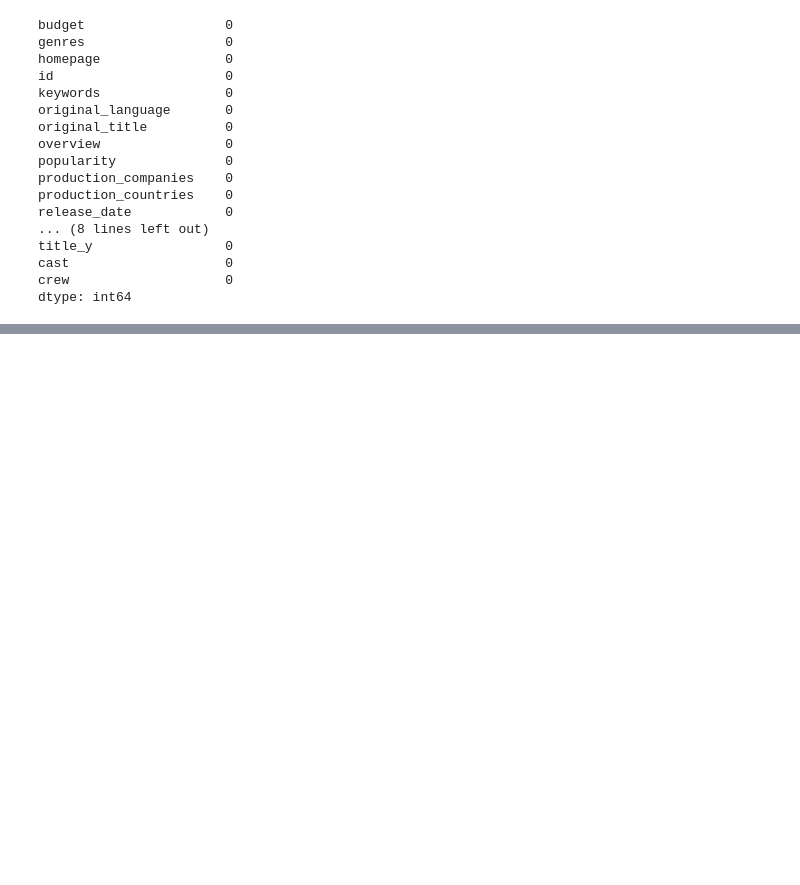
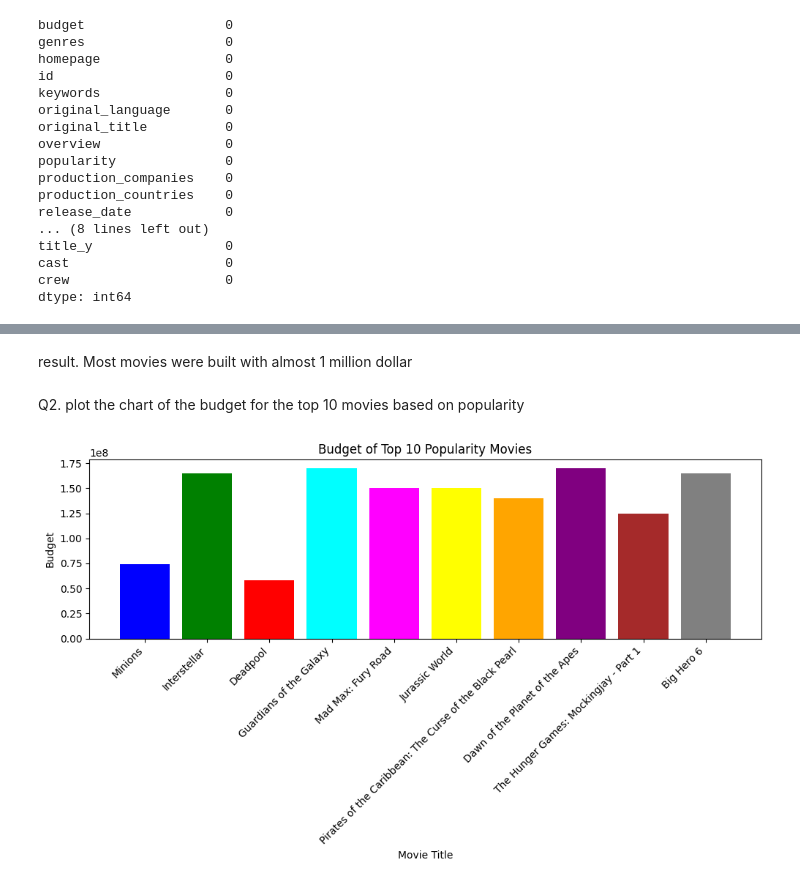
Before and after one commit to monirmo97/TMDB-Movie-Dataset-EDA-Modelling-and-Recommender-System, a Jupyter notebook: TMDB_Movie_Dataset_EDA_Modelling_and_Recommender_System.ipynb, the cells around one changed output, grey strips where cells are left out. Cells and saved outputs as stored; diff of their text form; code cells hidden in the pictures; blank space fills up the shorter version.

```diff
--- a/TMDB_Movie_Dataset_EDA_Modelling_and_Recommender_System.ipynb
+++ b/TMDB_Movie_Dataset_EDA_Modelling_and_Recommender_System.ipynb
@@ -217,0 +245,22 @@ df.info()
+# %% [markdown]
+result. Most movies were built with almost 1 million dollar
+# %% [markdown]
+Q2. plot the chart of the budget for the top 10 movies based on popularity
+# %%
+# Sort the DataFrame based on popularity in descending order and extract top 10 rows
+top_10_popularity_movies = df.nlargest(10, 'popularity')
+
+# Define colors for each movie
+colors = ['blue', 'green', 'red', 'cyan', 'magenta', 'yellow', 'orange', 'purple', 'brown', 'gray']
+
+# Plotting the budget of top 10 popularity movies with different colors
+plt.figure(figsize=(10, 6))
+plt.bar(top_10_popularity_movies['original_title'], top_10_popularity_movies['budget'], color=colors)
+plt.xlabel('Movie Title')
+plt.ylabel('Budget')
+plt.title('Budget of Top 10 Popularity Movies')
+plt.xticks(rotation=45, ha='right')
+plt.tight_layout()
+plt.show()
+# %% [output]
+[figure, added]
```
Also changed, not shown: parts of 35 cells of this notebook.
